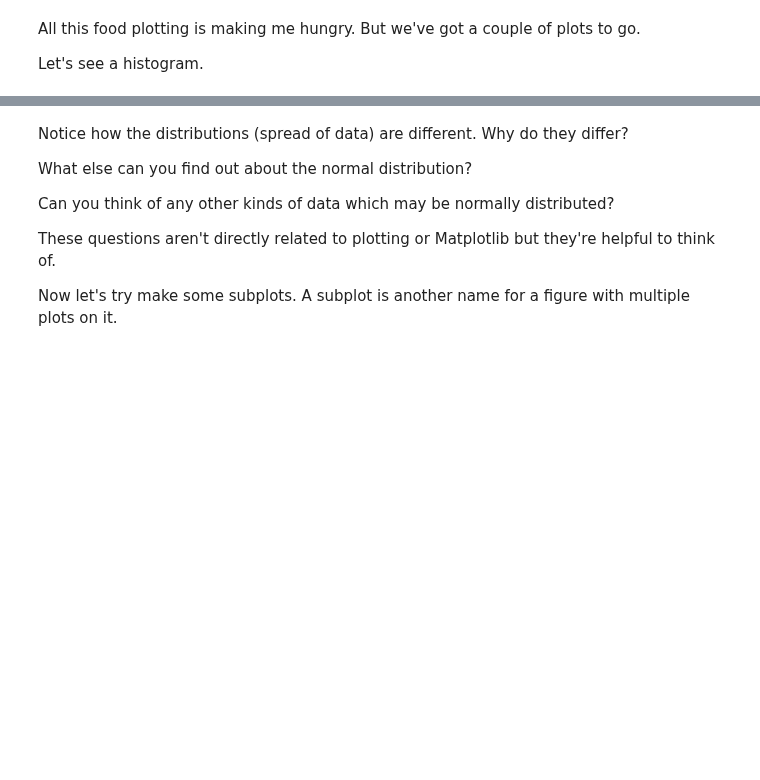
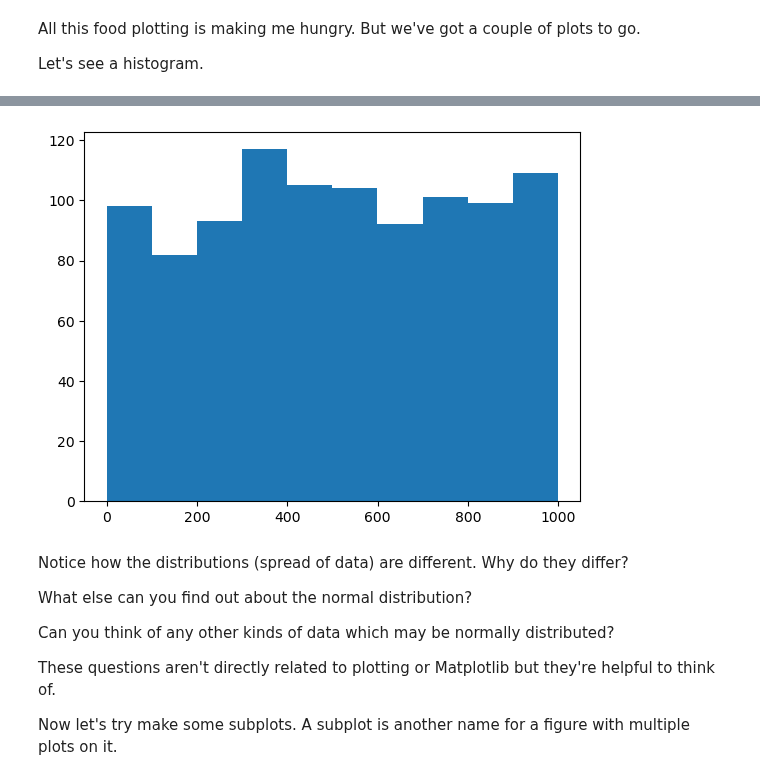
Before and after one commit to FairozAhmadSheikh/Machine_and_Deep_Learning_Basic_To_Advance, a Jupyter notebook: Exercises/matplotlib-exercises.ipynb, the cells around one changed output, grey strips where cells are left out. Saved outputs shown, nothing was run; the diff lists cells and outputs as text; code cells hidden in the pictures; blank space fills up the shorter version.

```diff
--- a/Exercises/matplotlib-exercises.ipynb
+++ b/Exercises/matplotlib-exercises.ipynb
@@ -157,8 +167,11 @@ Let's see a histogram.
 # %%
 # Create a NumPy array of 1000 random numbers and save it to X
-
+X=np.random.randint(1000,size=(1000,1))
 
 # Create a histogram plot of X
+plt.hist(X);
+# %% [output]
+[figure, added]
 # %% [markdown]
 Notice how the distributions (spread of data) are different. Why do they differ?
 
```
Also changed, not shown: parts of 5 cells of this notebook.
